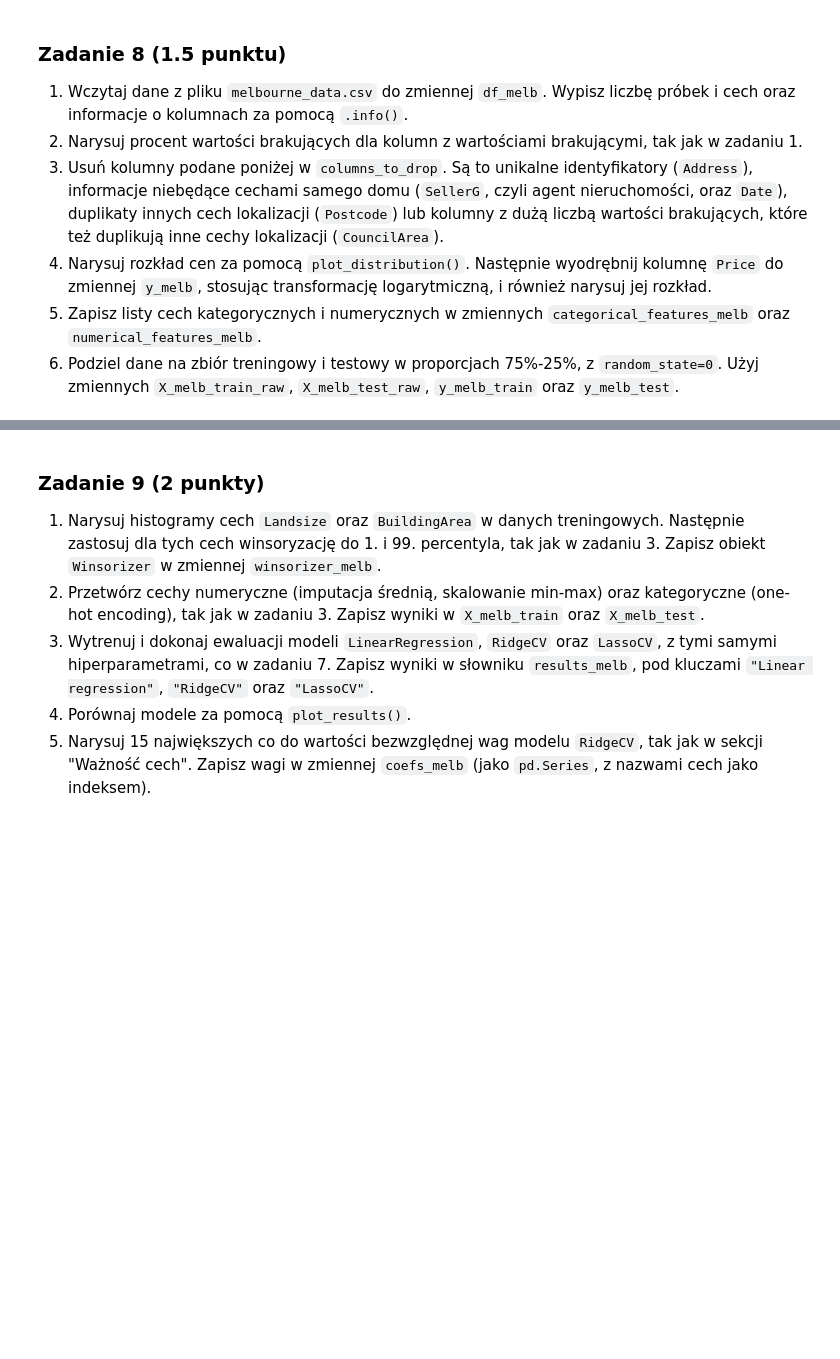
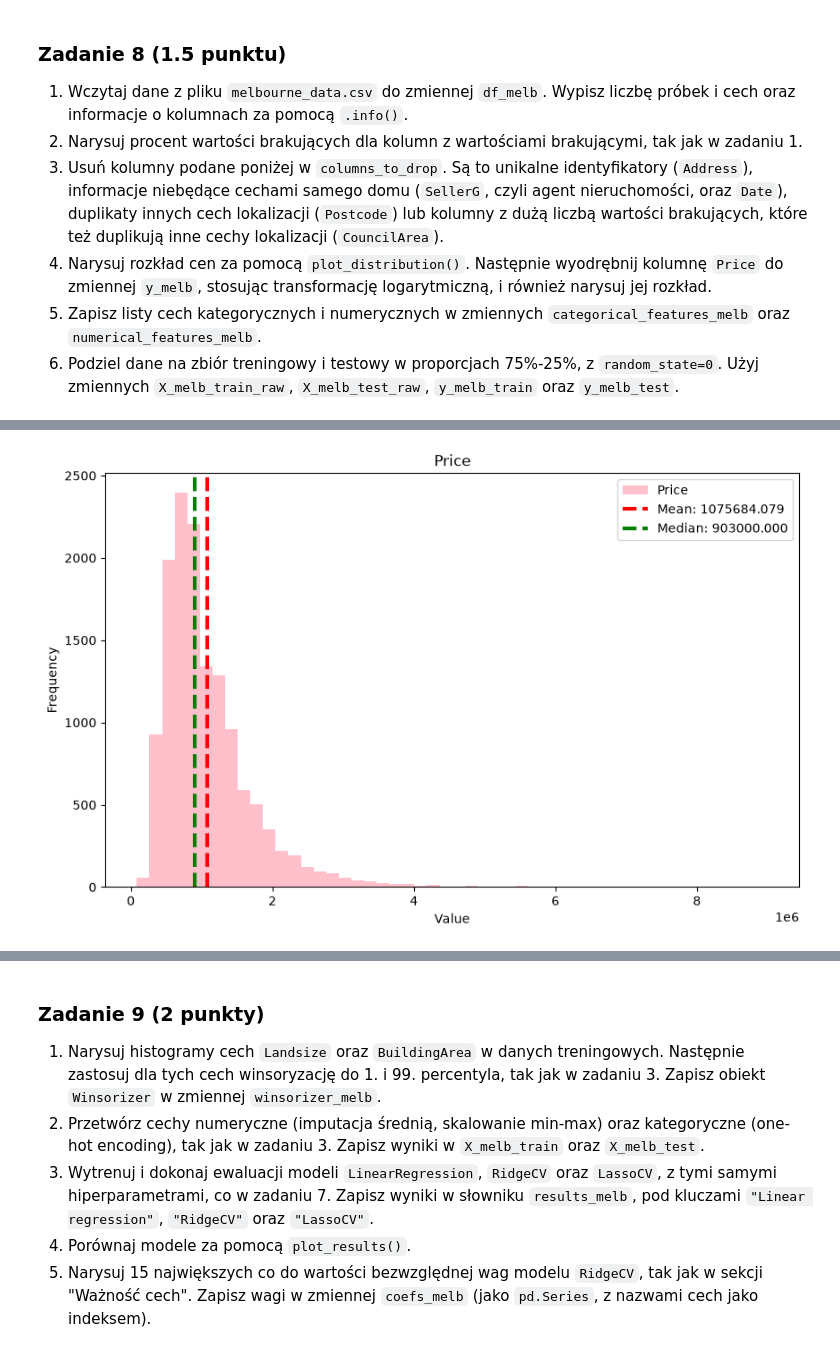
Before and after one commit to xxdagi/Podstawy-Sztucznej-Inteligencji, a Jupyter notebook: lab1/lab_1.ipynb, the cells around one changed output, grey strips where cells are left out. Drawn from its saved outputs; the diff is of its cells as text; code cells hidden in the pictures; blank space fills up the shorter version.

```diff
--- a/lab1/lab_1.ipynb
+++ b/lab1/lab_1.ipynb
@@ -1416,0 +1450,7 @@ columns_to_drop = ["Address", "SellerG", "Date", "Postcode", "CouncilArea"]
+# %%
+df_melb = df_melb.drop(columns_to_drop,axis='columns',errors='ignore')
+# %%
+y = df_melb['Price']
+plot_distribution(y, title="Price")
+# %% [output]
+[figure, added]
```
Also changed, not shown: parts of 8 cells of this notebook.
